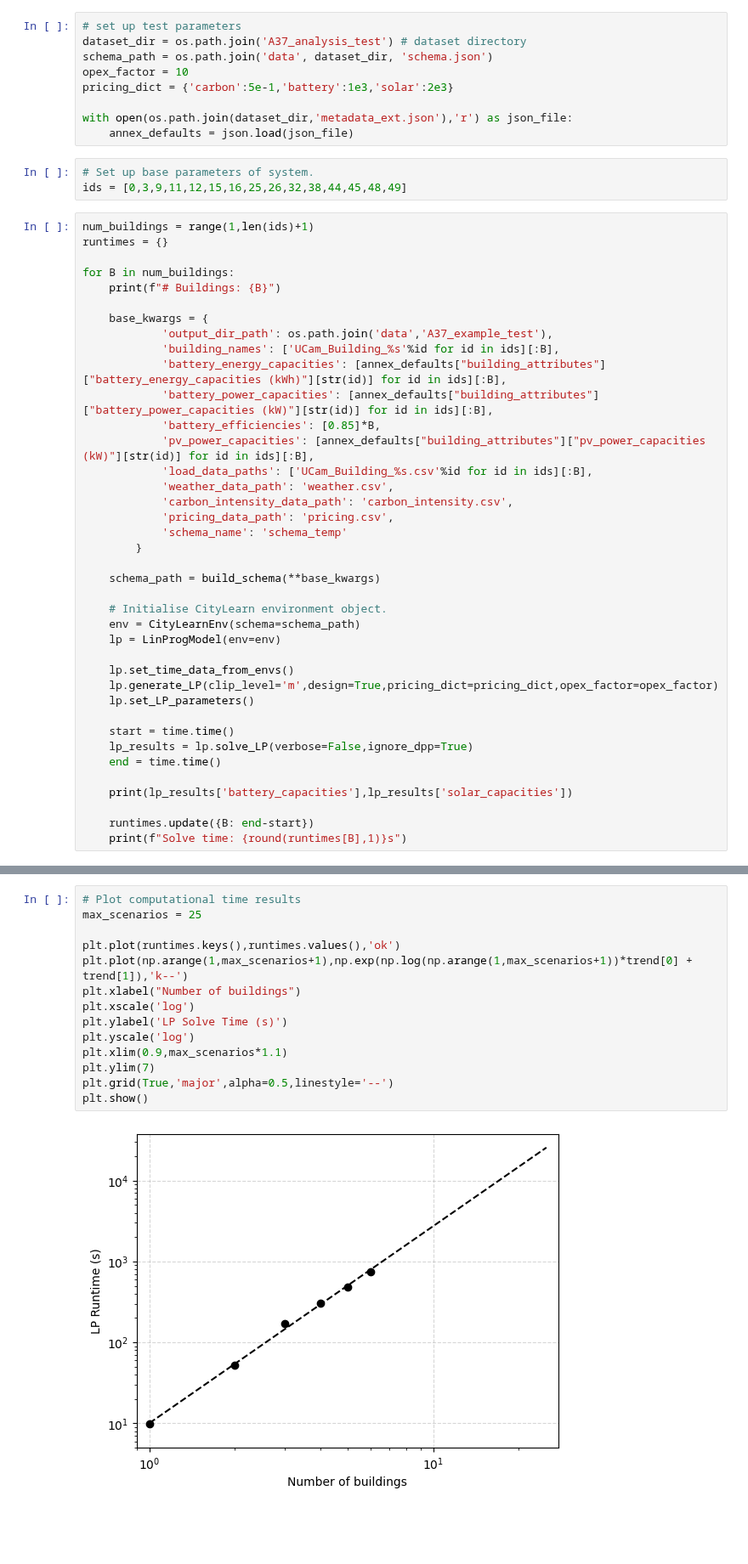
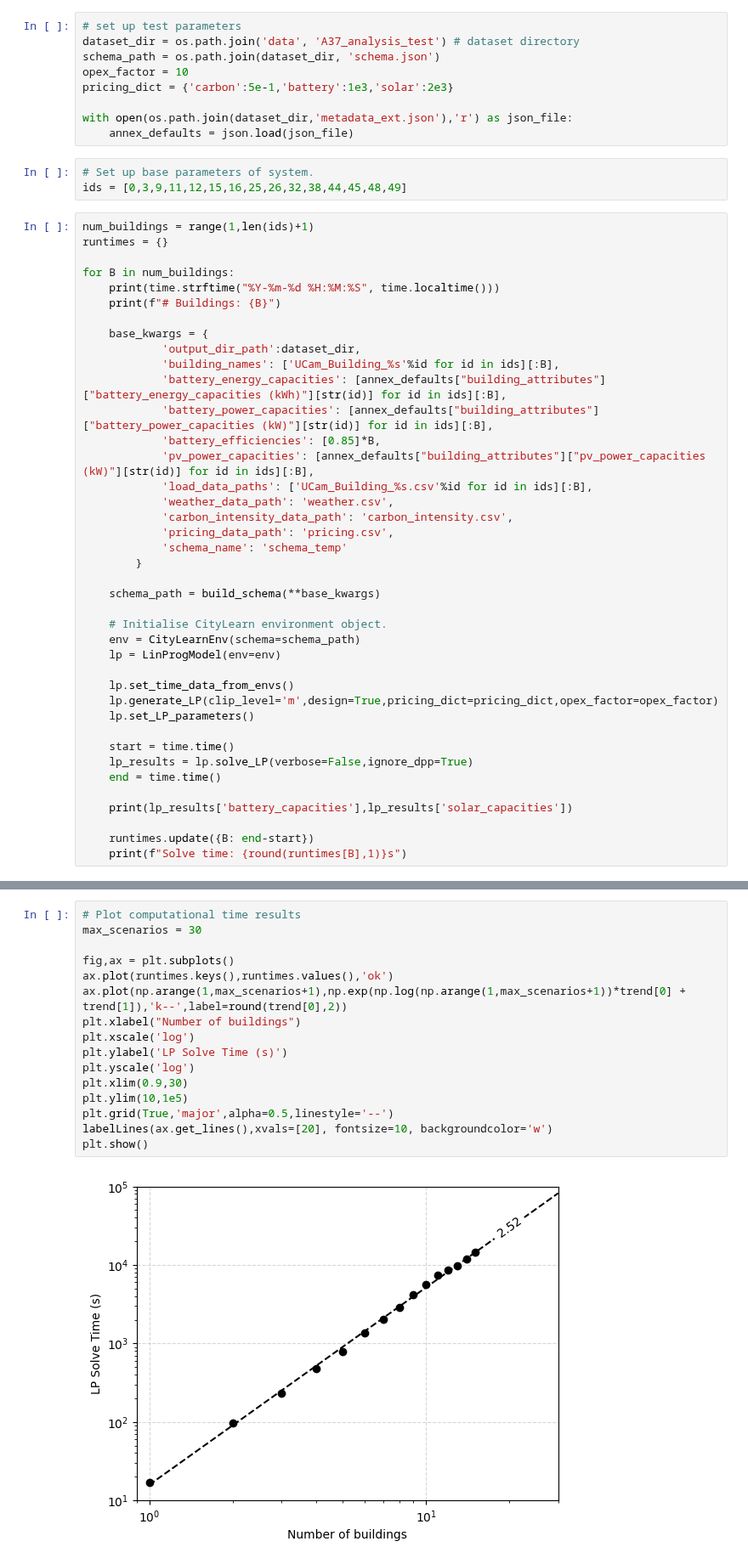
Before and after one commit to mal84emma/VoI-in-CAS, a Jupyter notebook: det_LP_comp_cost.ipynb, the cells around one changed output, grey strips where cells are left out. Shown at 85% size. Drawn from its saved outputs; the diff is of its cells as text; blank space fills up the shorter version.

Commit message:
Upload comp time results

```diff
--- a/det_LP_comp_cost.ipynb
+++ b/det_LP_comp_cost.ipynb
@@ -21,8 +21,8 @@ from schema_builder import build_schema
 from sys_eval import evaluate_system
 # %%
 # set up test parameters
-dataset_dir = os.path.join('A37_analysis_test') # dataset directory
-schema_path = os.path.join('data', dataset_dir, 'schema.json')
+dataset_dir = os.path.join('data', 'A37_analysis_test') # dataset directory
+schema_path = os.path.join(dataset_dir, 'schema.json')
 opex_factor = 10
 pricing_dict = {'carbon':5e-1,'battery':1e3,'solar':2e3}
 
@@ -36,10 +36,11 @@ num_buildings = range(1,len(ids)+1)
 runtimes = {}
 
 for B in num_buildings:
+    print(time.strftime("%Y-%m-%d %H:%M:%S", time.localtime()))
     print(f"# Buildings: {B}")
 
     base_kwargs = {
-            'output_dir_path': os.path.join('data','A37_example_test'),
+            'output_dir_path':dataset_dir,
             'building_names': ['UCam_Building_%s'%id for id in ids][:B],
             'battery_energy_capacities': [annex_defaults["building_attributes"]["battery_energy_capacities (kWh)"][str(id)] for id in ids][:B],
             'battery_power_capacities': [annex_defaults["building_attributes"]["battery_power_capacities (kW)"][str(id)] for id in ids][:B],
@@ -107,16 +111,18 @@ print(scenarios_limit)
 # %%
 # Plot computational time results
-max_scenarios = 25
+max_scenarios = 30
 
-plt.plot(runtimes.keys(),runtimes.values(),'ok')
-plt.plot(np.arange(1,max_scenarios+1),np.exp(np.log(np.arange(1,max_scenarios+1))*trend[0] + trend[1]),'k--')
+fig,ax = plt.subplots()
+ax.plot(runtimes.keys(),runtimes.values(),'ok')
+ax.plot(np.arange(1,max_scenarios+1),np.exp(np.log(np.arange(1,max_scenarios+1))*trend[0] + trend[1]),'k--',label=round(trend[0],2))
 plt.xlabel("Number of buildings")
 plt.xscale('log')
 plt.ylabel('LP Solve Time (s)')
 plt.yscale('log')
-plt.xlim(0.9,max_scenarios*1.1)
-plt.ylim(7)
+plt.xlim(0.9,30)
+plt.ylim(10,1e5)
 plt.grid(True,'major',alpha=0.5,linestyle='--')
+labelLines(ax.get_lines(),xvals=[20], fontsize=10, backgroundcolor='w')
 plt.show()
 # %% [output]
-[figure, old version]
+[figure, new version]
```
Also changed, not shown: parts of 5 cells of this notebook, 1 other file.
